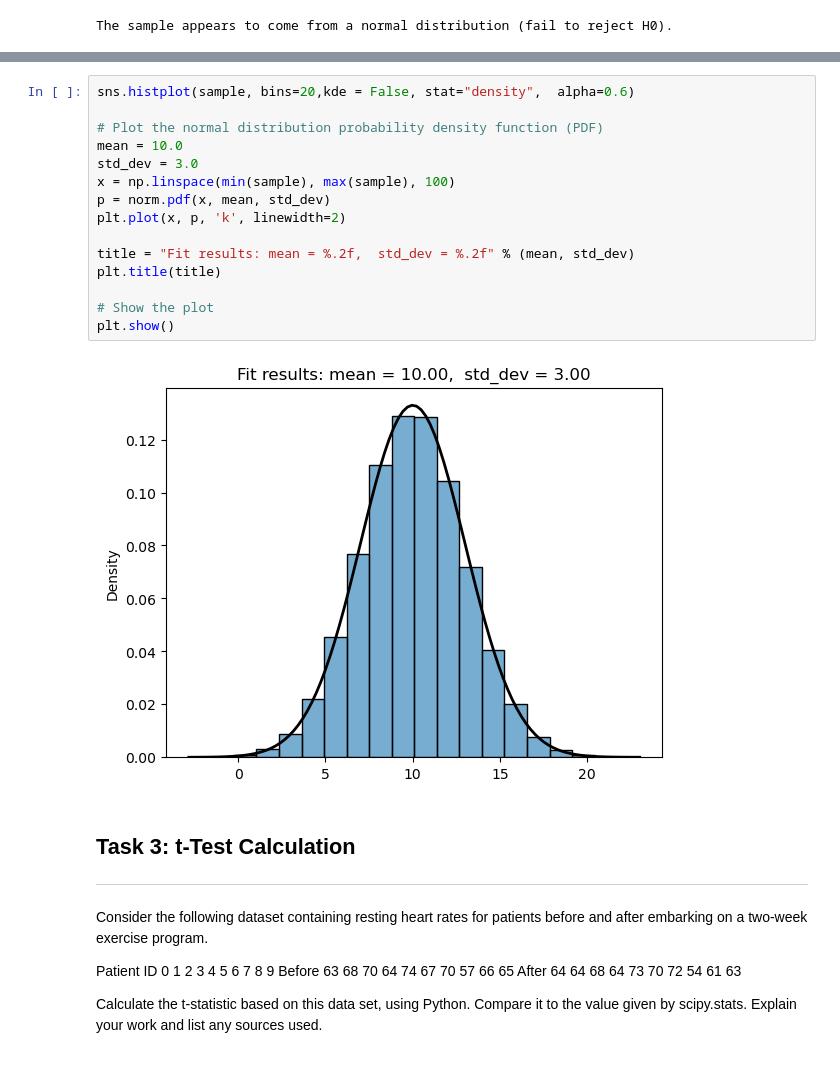
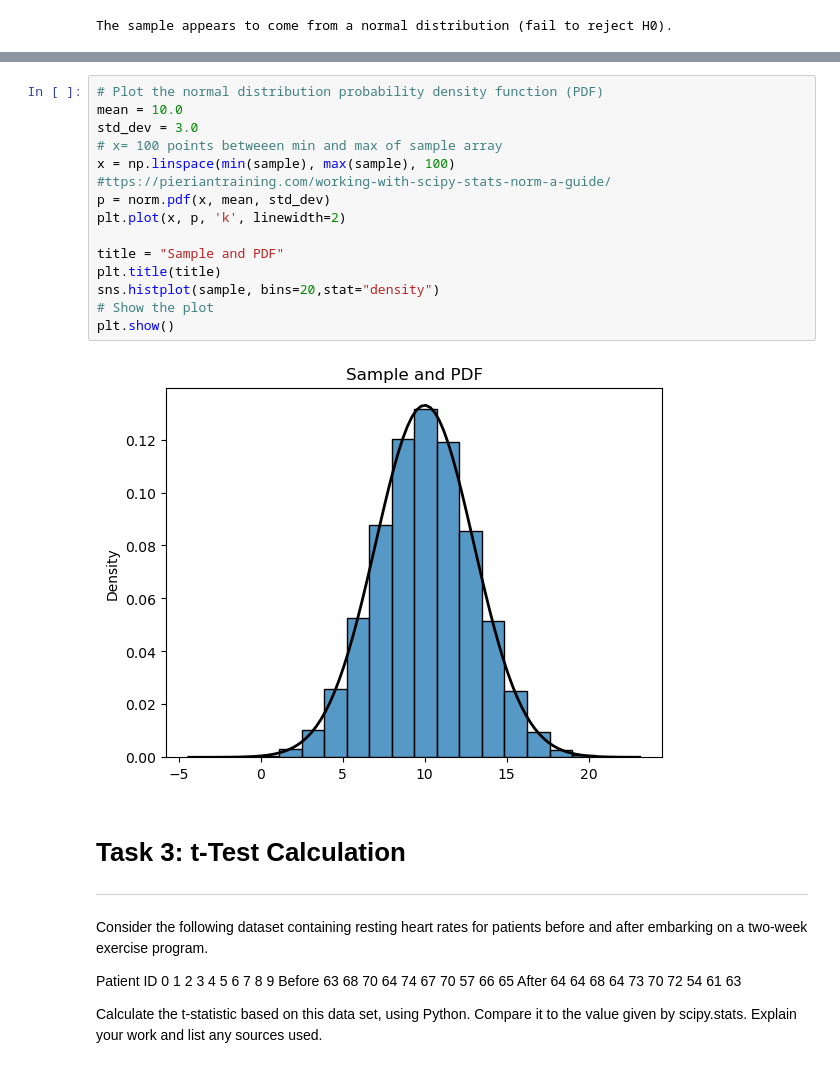
Before and after one commit to dectan/applied_statistics, a Jupyter notebook: tasks.ipynb, the cells around one changed output, grey strips where cells are left out. Saved outputs shown, nothing was run; the diff lists cells and outputs as text.

```diff
--- a/tasks.ipynb
+++ b/tasks.ipynb
@@ -237,22 +242,22 @@ The sample appears to come from a normal distribution (fail to reject H0).
 # %%
-sns.histplot(sample, bins=20,kde = False, stat="density",  alpha=0.6)
-
 # Plot the normal distribution probability density function (PDF)
 mean = 10.0
 std_dev = 3.0
+# x= 100 points betweeen min and max of sample array
 x = np.linspace(min(sample), max(sample), 100)
+#ttps://pieriantraining.com/working-with-scipy-stats-norm-a-guide/
 p = norm.pdf(x, mean, std_dev)
 plt.plot(x, p, 'k', linewidth=2)
 
-title = "Fit results: mean = %.2f,  std_dev = %.2f" % (mean, std_dev)
+title = "Sample and PDF"
 plt.title(title)
-
+sns.histplot(sample, bins=20,stat="density")
 # Show the plot
 plt.show()
 # %% [output]
-[figure, old version]
+[figure, new version]
 # %% [markdown]
-## Task 3: t-Test Calculation
+# Task 3: t-Test Calculation
 ***
 # %% [markdown]
 Consider the following dataset containing resting heart rates for patients before and after embarking on a two-week exercise program.
```
Also changed, not shown: parts of 15 cells of this notebook.
